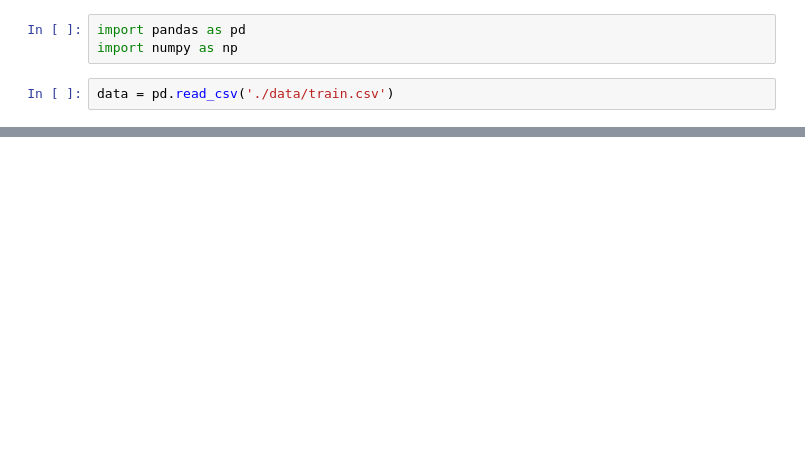
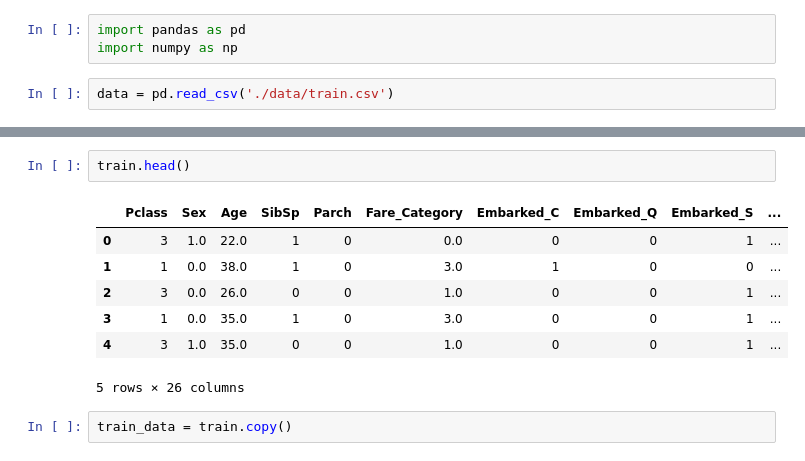
Before and after one commit to vamsi10010/titanic, a Jupyter notebook: yeet.ipynb, the cells around one changed output, grey strips where cells are left out. Cells and saved outputs as stored; diff of their text form; blank space fills up the shorter version.

```diff
--- a/yeet.ipynb
+++ b/yeet.ipynb
@@ -14,0 +190,12 @@ data.head()
+# %%
+train.head()
+# %% [output]
+|  | Pclass | Sex | Age | SibSp | Parch | Fare_Category | Embarked_C | Embarked_Q | Embarked_S | ... |
+| 0 | 3 | 1.0 | 22.0 | 1 | 0 | 0.0 | 0 | 0 | 1 | ... |
+| 1 | 1 | 0.0 | 38.0 | 1 | 0 | 3.0 | 1 | 0 | 0 | ... |
+| 2 | 3 | 0.0 | 26.0 | 0 | 0 | 1.0 | 0 | 0 | 1 | ... |
+| 3 | 1 | 0.0 | 35.0 | 1 | 0 | 3.0 | 0 | 0 | 1 | ... |
+| 4 | 3 | 1.0 | 35.0 | 0 | 0 | 1.0 | 0 | 0 | 1 | ... |
+5 rows × 26 columns
+# %%
+train_data = train.copy()
```
Also changed, not shown: parts of 39 cells of this notebook, 2 other files.
